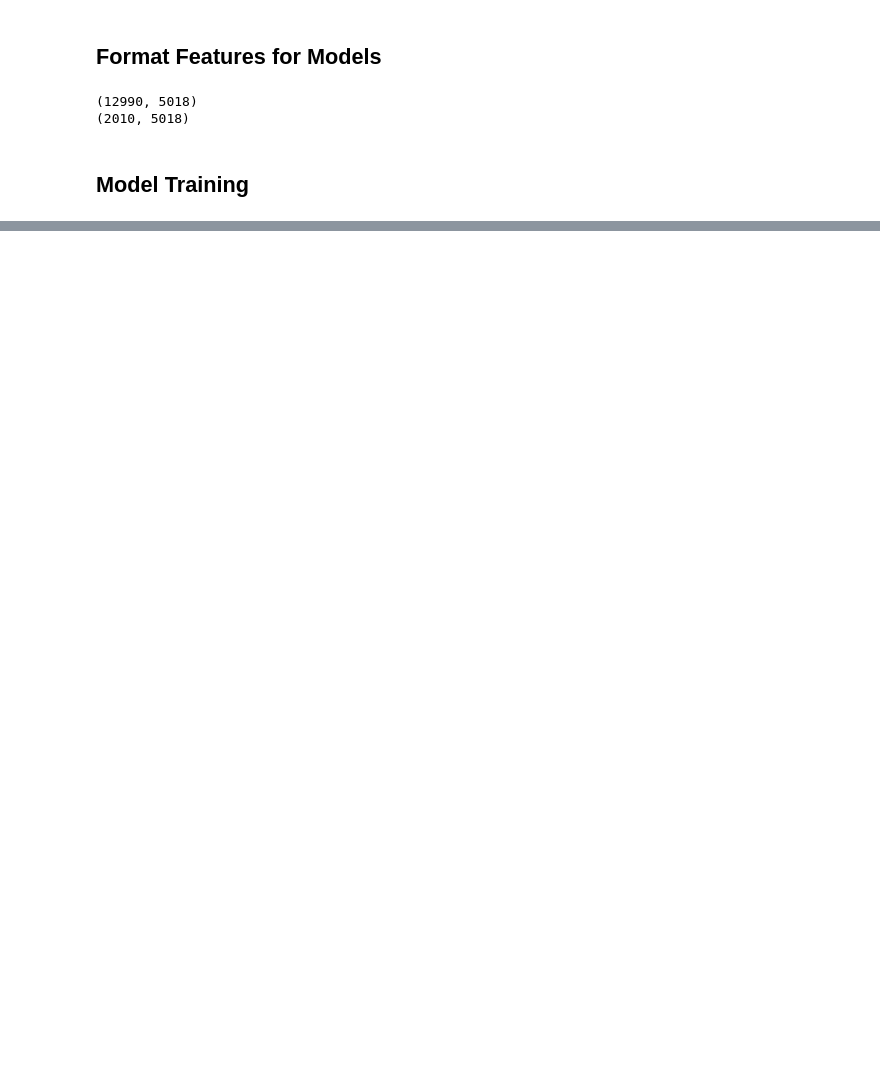
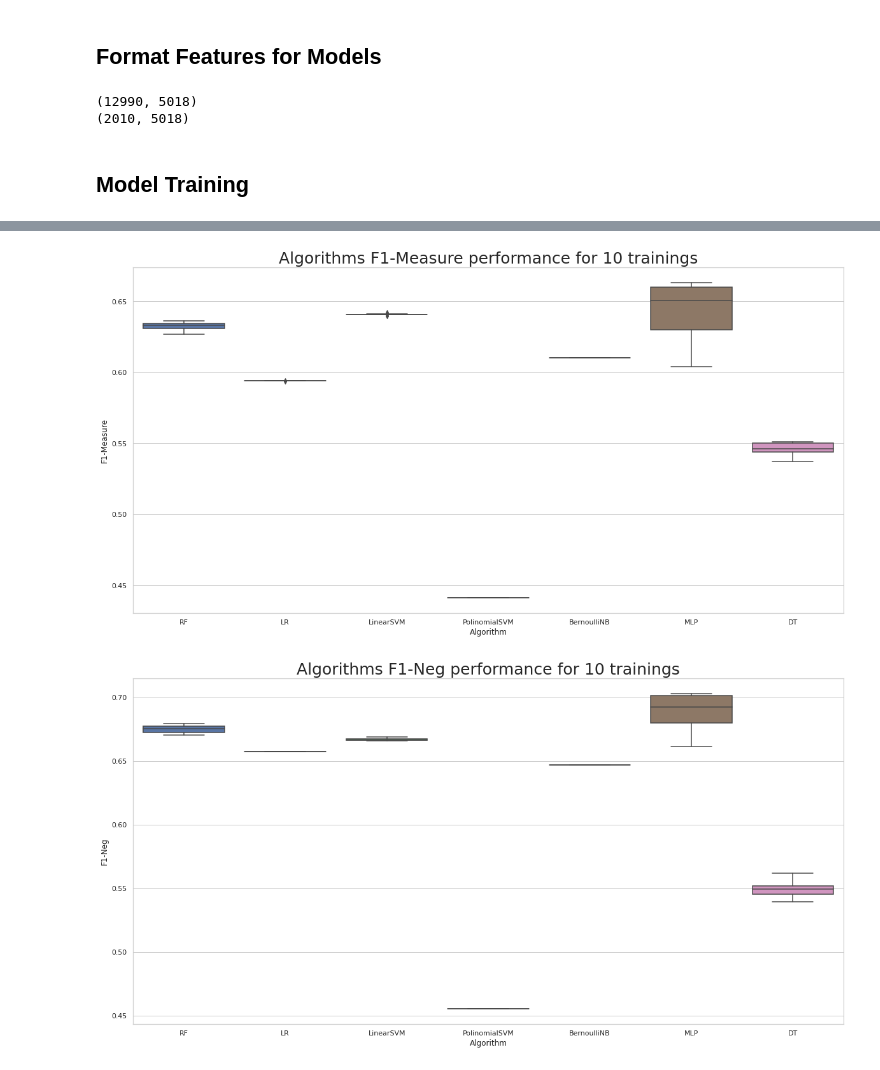
Before and after one commit to brunovilar/pt_br_tweets_sentiment_analysis, a Jupyter notebook: notebooks/02_ClassificationExperiments_PaperReproduction.ipynb, the cells around one changed output, grey strips where cells are left out. Drawn from its saved outputs; the diff is of its cells as text; code cells hidden in the pictures; blank space fills up the shorter version.

Commit message:
Refactoring for better function names and addition of plot

```diff
--- a/notebooks/02_ClassificationExperiments_PaperReproduction.ipynb
+++ b/notebooks/02_ClassificationExperiments_PaperReproduction.ipynb
@@ -312 +303,9 @@ Summarized Predictions
 | PolinomialSVM | 0.455491 | 0.000000 | 0.195759 | 0.000000 | 0.672699 | 0.000000 | 0.441316 | 0.000000 |
+# %%
+for column in ['F1-Measure', 'F1-Neg', 'F1-Neu', 'F1-Pos']:
+    plt.figure(figsize=(20,10))
+    ax = sns.boxplot(x="Algorithm", y=column, data=evaluation_frame)
+    ax.set_title(f'Algorithms {column} performance for {training_repetitions} trainings', fontdict={'fontsize':25});
+# %% [output]
+[figure, added]
+[figure, added]
```
Also changed, not shown: parts of 16 cells of this notebook, 4 other files.
